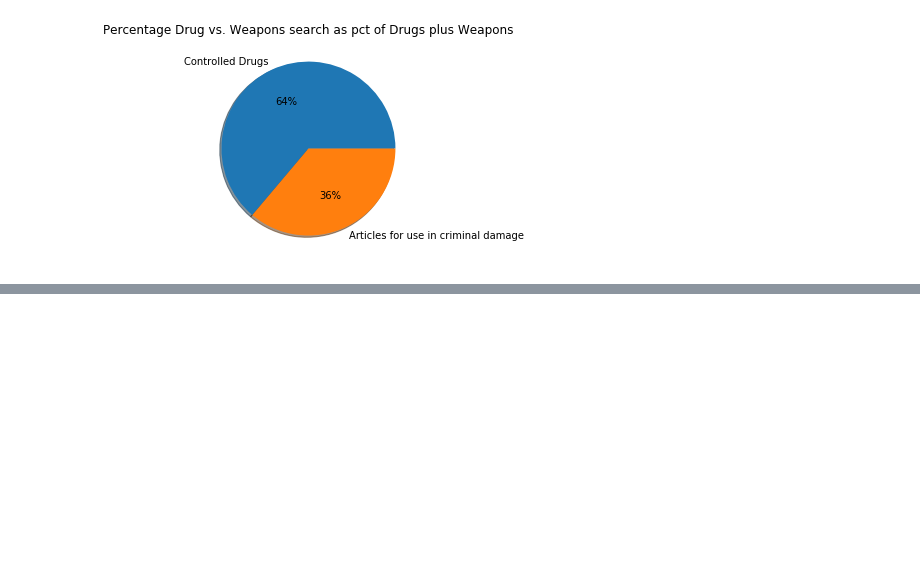
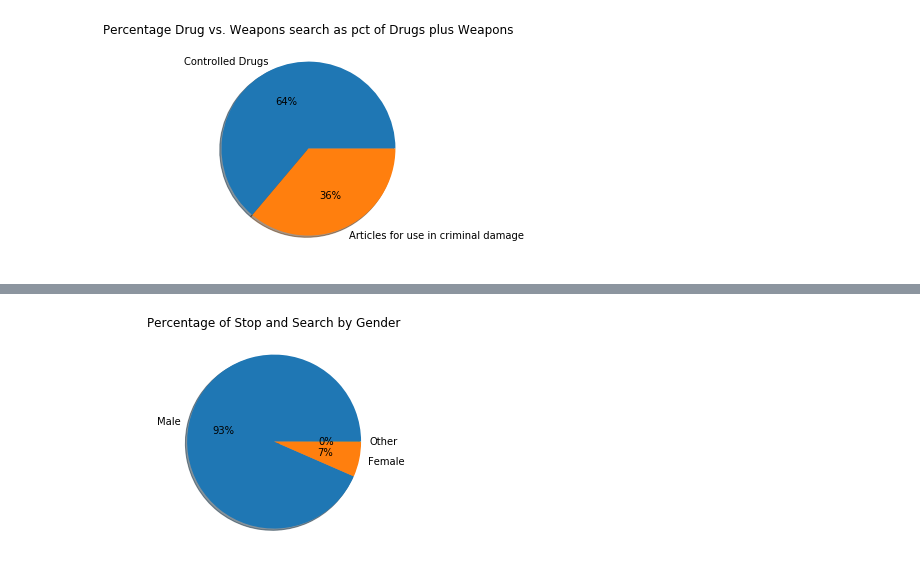
Before and after one commit to Empiah/LondonCrimeStats, a Jupyter notebook: London_Crime_Statistics.ipynb, the cells around one changed output, grey strips where cells are left out. Drawn from its saved outputs; the diff is of its cells as text; code cells hidden in the pictures; blank space fills up the shorter version.

```diff
--- a/London_Crime_Statistics.ipynb
+++ b/London_Crime_Statistics.ipynb
@@ -216,0 +222,10 @@ Name: gender, dtype: int64
+# %%
+# this will plot a pie chart for us
+labels = 'Male', 'Female', 'Other'
+fracs = [gender_male_prc, gender_female_prc, gender_other_prc]
+explode = (0.0,0,0)
+plt.axis("equal")
+plt.title('Percentage of Stop and Search by Gender')
+plt.pie(fracs, explode=explode, labels=labels, autopct='%.0f%%', shadow=True);
+# %% [output]
+[figure, added]
```
Also changed, not shown: parts of 11 cells of this notebook.
